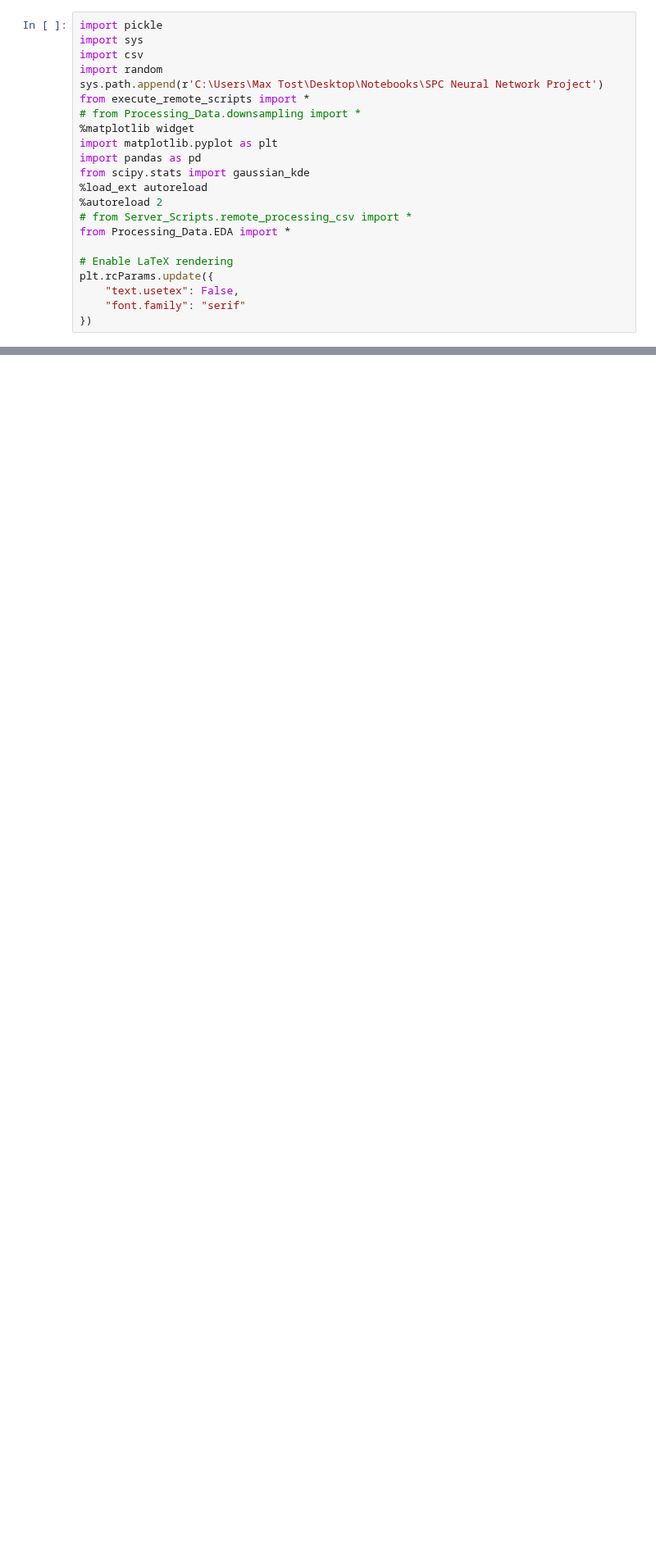
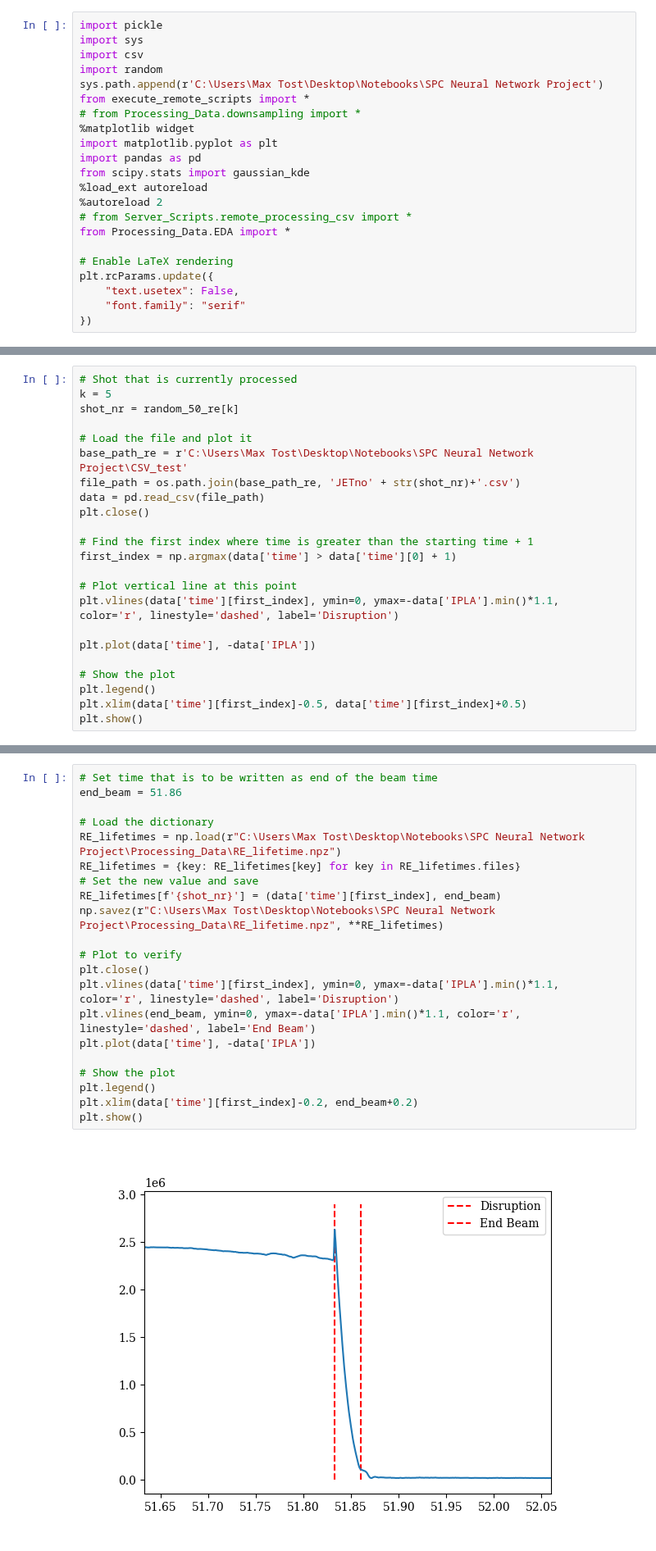
Before and after one commit to maxtost10/SPC-Runaway_Classifier, a Jupyter notebook: Processing_Data/Creating_Labeled_Data.ipynb, the cells around one changed output, grey strips where cells are left out. Shown at 82% size. Saved outputs shown, nothing was run; the diff lists cells and outputs as text; blank space fills up the shorter version.

Commit message:
Finished framework to determine shot time, next step creating targets

```diff
--- a/Processing_Data/Creating_Labeled_Data.ipynb
+++ b/Processing_Data/Creating_Labeled_Data.ipynb
@@ -57,0 +61,23 @@ NameError: name 'RE_autom' is not defined
+# %%
+# Shot that is currently processed
+k = 5
+shot_nr = random_50_re[k]
+
+# Load the file and plot it
+base_path_re = r'C:\Users\Max Tost\Desktop\Notebooks\SPC Neural Network Project\CSV_test'
+file_path = os.path.join(base_path_re, 'JETno' + str(shot_nr)+'.csv')
+data = pd.read_csv(file_path)
+plt.close()
+
+# Find the first index where time is greater than the starting time + 1
+first_index = np.argmax(data['time'] > data['time'][0] + 1)
+
+# Plot vertical line at this point
+plt.vlines(data['time'][first_index], ymin=0, ymax=-data['IPLA'].min()*1.1, color='r', linestyle='dashed', label='Disruption')
+
+plt.plot(data['time'], -data['IPLA'])
+
+# Show the plot
+plt.legend()
+plt.xlim(data['time'][first_index]-0.5, data['time'][first_index]+0.5)
+plt.show()
@@ -57,0 +86,23 @@ NameError: name 'RE_autom' is not defined
+# %%
+# Set time that is to be written as end of the beam time
+end_beam = 51.86
+
+# Load the dictionary
+RE_lifetimes = np.load(r"C:\Users\Max Tost\Desktop\Notebooks\SPC Neural Network Project\Processing_Data\RE_lifetime.npz")
+RE_lifetimes = {key: RE_lifetimes[key] for key in RE_lifetimes.files}
+# Set the new value and save
+RE_lifetimes[f'{shot_nr}'] = (data['time'][first_index], end_beam)
+np.savez(r"C:\Users\Max Tost\Desktop\Notebooks\SPC Neural Network Project\Processing_Data\RE_lifetime.npz", **RE_lifetimes)
+
+# Plot to verify
+plt.close()
+plt.vlines(data['time'][first_index], ymin=0, ymax=-data['IPLA'].min()*1.1, color='r', linestyle='dashed', label='Disruption')
+plt.vlines(end_beam, ymin=0, ymax=-data['IPLA'].min()*1.1, color='r', linestyle='dashed', label='End Beam')
+plt.plot(data['time'], -data['IPLA'])
+
+# Show the plot
+plt.legend()
+plt.xlim(data['time'][first_index]-0.2, end_beam+0.2)
+plt.show()
+# %% [output]
+[figure, added]
```
Also changed, not shown: parts of 5 cells of this notebook.
